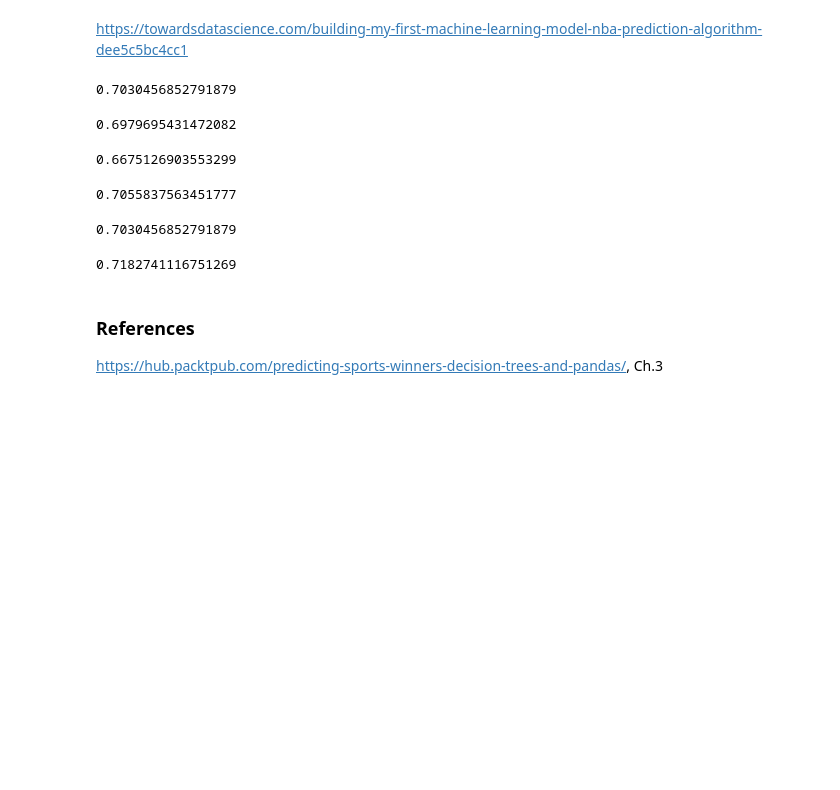
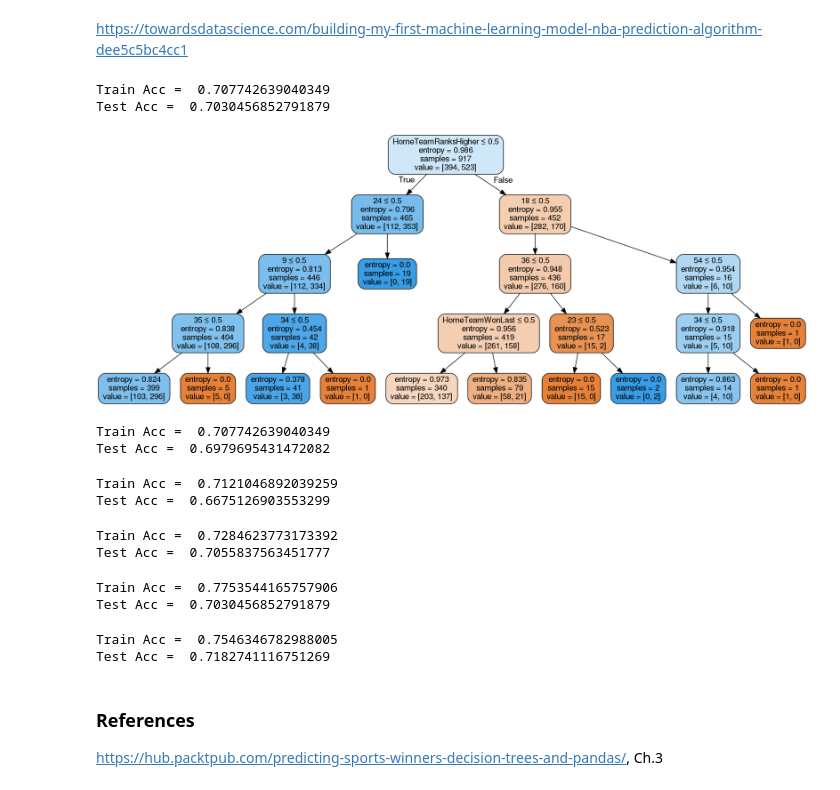
Before and after one commit to dalek7/SKKU_ML_21S, a Jupyter notebook: W13_01_Case_study_NBA.ipynb, the cells around one changed output. Drawn from its saved outputs; the diff is of its cells as text; code cells hidden in the pictures; blank space fills up the shorter version.

```diff
--- a/W13_01_Case_study_NBA.ipynb
+++ b/W13_01_Case_study_NBA.ipynb
@@ -314,52 +325,77 @@ https://towardsdatascience.com/building-my-first-machine-learning-model-nba-pred
 from sklearn import tree
 clf = tree.DecisionTreeClassifier(criterion='entropy', max_depth=4, random_state=0)
 clf.fit(X_train, y_train)
-clf.score(X_test,y_test)
+print('Train Acc = ', clf.score(X_train,y_train))
+print('Test Acc = ', clf.score(X_test,y_test))
 # %% [output]
-0.7030456852791879
+Train Acc =  0.707742639040349
+Test Acc =  0.7030456852791879
+# %%
+feature_names = dataset5.columns
+# %%
+from sklearn.tree import export_graphviz
+import pydotplus
+from IPython.display import Image
+
+dot_data = export_graphviz(clf, out_file=None, feature_names=feature_names,
+                           filled=True, rounded=True, special_characters=True)
+graph = pydotplus.graph_from_dot_data(dot_data)
+Image(graph.create_png())
+# %% [output]
+[figure, added]
 # %%
 # LinearSVC classification
 from sklearn.svm import LinearSVC
 lclf = LinearSVC(random_state=0, tol=1e-5, max_iter=1000)
 lclf.fit(X_train, y_train)
-lclf.score(X_test,y_test)
+print('Train Acc = ', lclf.score(X_train,y_train))
+print('Test Acc = ', lclf.score(X_test,y_test))
 # %% [output]
-0.6979695431472082
+Train Acc =  0.707742639040349
+Test Acc =  0.6979695431472082
 # %%
 # KNN model attempt
 from sklearn.neighbors import KNeighborsClassifier
 from sklearn import preprocessing
 knn = KNeighborsClassifier(n_neighbors=10)
 knn.fit(X_train, y_train)
-knn.score(X_test, y_test)
+print('Train Acc = ', knn.score(X_train,y_train))
+print('Test Acc = ', knn.score(X_test,y_test))
 # %% [output]
-0.6675126903553299
+Train Acc =  0.7121046892039259
+Test Acc =  0.6675126903553299
 # %%
 # SVC prediction model attempt
 from sklearn.svm import SVC
 from sklearn import svm
 clf = SVC(gamma='scale',probability=True)
 clf.fit(X_train, y_train)
-clf.score(X_test,y_test)
+print('Train Acc = ', clf.score(X_train,y_train))
+print('Test Acc = ', clf.score(X_test,y_test))
 # %% [output]
-0.7055837563451777
+Train Acc =  0.7284623773173392
+Test Acc =  0.7055837563451777
 # %%
 #BaggingSVC Ensemble classification
 from sklearn.svm import SVC
 from sklearn.ensemble import BaggingClassifier
 advclf = BaggingClassifier(base_estimator=SVC(gamma='scale'), n_estimators=10, random_state=0)
 advclf.fit(X_train, y_train)
-advclf.score(X_test,y_test)
+print('Train Acc = ', advclf.score(X_train,y_train))
+print('Test Acc = ', advclf.score(X_test,y_test))
 # %% [output]
-0.7030456852791879
+Train Acc =  0.7753544165757906
+Test Acc =  0.7030456852791879
 # %%
 # Random Forest Classification model
 from sklearn.ensemble import RandomForestClassifier
 rdf = RandomForestClassifier(max_depth=8, random_state=0, n_estimators=300)
 rdf.fit(X_train, y_train)
-rdf.score(X_test,y_test)
+print('Train Acc = ', rdf.score(X_train,y_train))
+print('Test Acc = ', rdf.score(X_test,y_test))
 # %% [output]
-0.7182741116751269
+Train Acc =  0.7546346782988005
+Test Acc =  0.7182741116751269
 # %% [markdown]
 ### References
 https://hub.packtpub.com/predicting-sports-winners-decision-trees-and-pandas/, Ch.3
```
Also changed, not shown: parts of 16 cells of this notebook.
